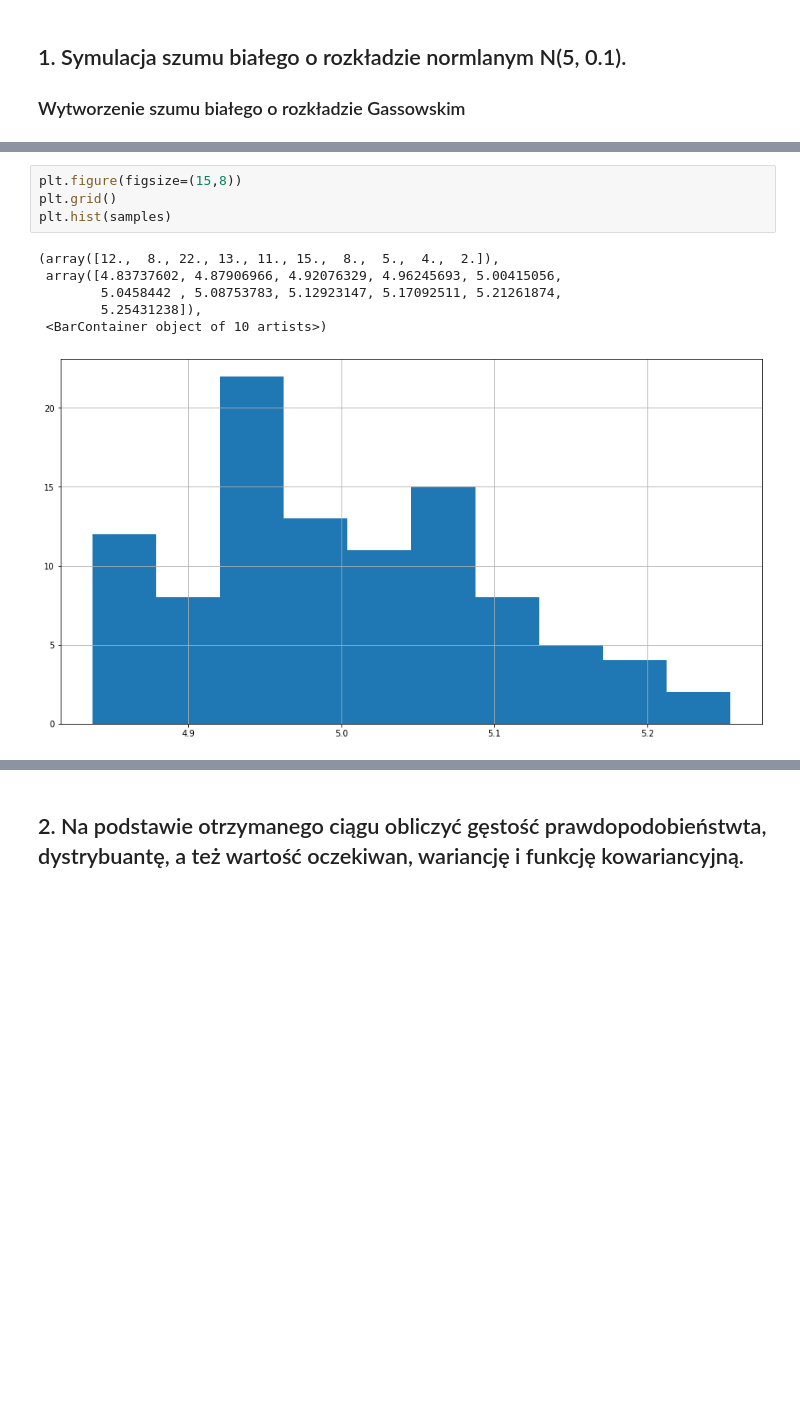
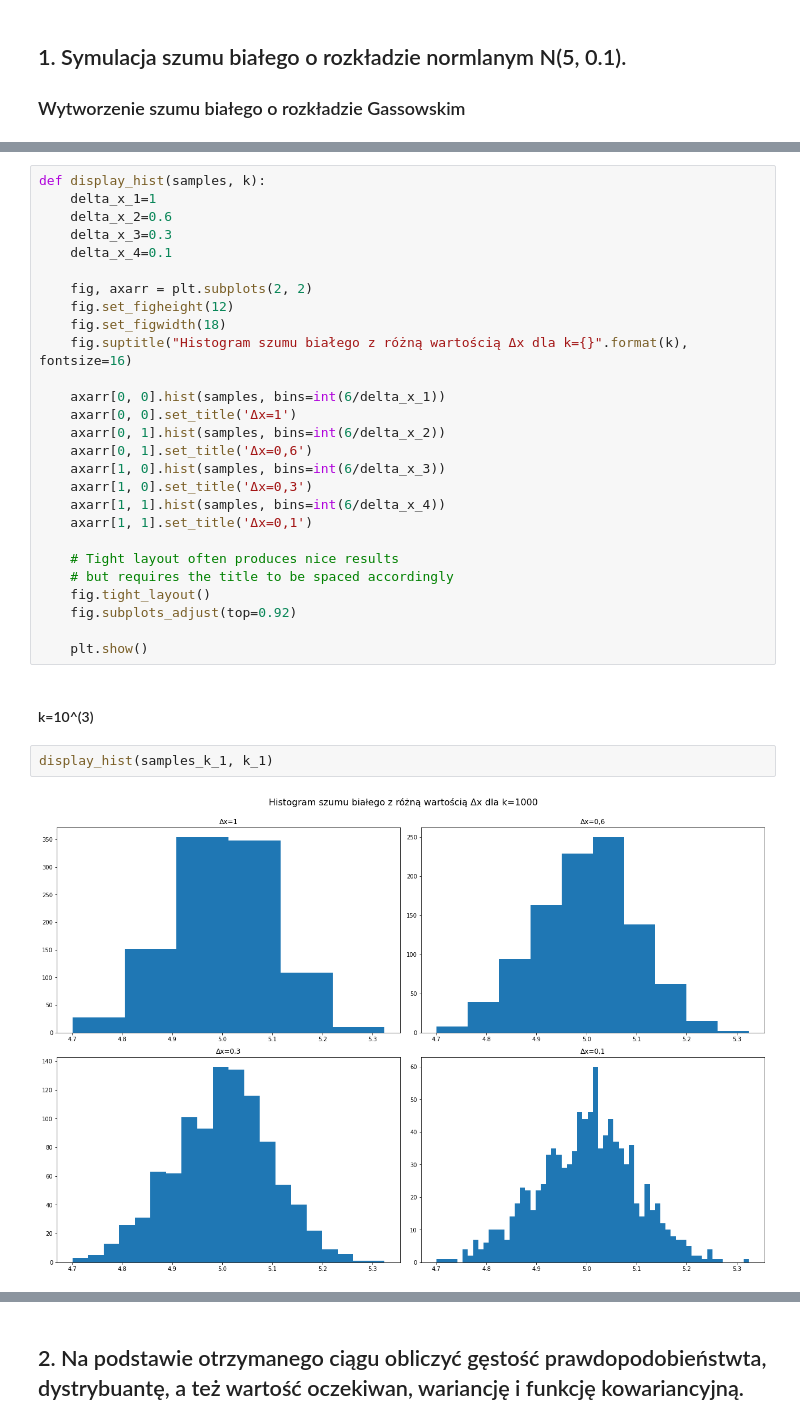
Before and after one commit to MaciejSzerwinski/Stochastic_Process, a Jupyter notebook: main.ipynb, the cells around one changed output, grey strips where cells are left out. Drawn from its saved outputs; the diff is of its cells as text; blank space fills up the shorter version.

```diff
--- a/main.ipynb
+++ b/main.ipynb
@@ -63,11 +71,33 @@ Powyższy wygenerowany diagram prezentuje szum biały składającego się z okre
-# %%
-plt.figure(figsize=(15,8))
-plt.grid()
-plt.hist(samples)
-# %% [output]
-(array([12.,  8., 22., 13., 11., 15.,  8.,  5.,  4.,  2.]),
- array([4.83737602, 4.87906966, 4.92076329, 4.96245693, 5.00415056,
-        5.0458442 , 5.08753783, 5.12923147, 5.17092511, 5.21261874,
-        5.25431238]),
- <BarContainer object of 10 artists>)
-[figure, removed]
+# %%
+def display_hist(samples, k):
+    delta_x_1=1
+    delta_x_2=0.6
+    delta_x_3=0.3
+    delta_x_4=0.1
+
+    fig, axarr = plt.subplots(2, 2)
+    fig.set_figheight(12)
+    fig.set_figwidth(18)
+    fig.suptitle("Histogram szumu białego z różną wartością Δx dla k={}".format(k), fontsize=16)
+
+    axarr[0, 0].hist(samples, bins=int(6/delta_x_1))
+    axarr[0, 0].set_title('Δx=1')
+    axarr[0, 1].hist(samples, bins=int(6/delta_x_2))
+    axarr[0, 1].set_title('Δx=0,6')
+    axarr[1, 0].hist(samples, bins=int(6/delta_x_3))
+    axarr[1, 0].set_title('Δx=0,3')
+    axarr[1, 1].hist(samples, bins=int(6/delta_x_4))
+    axarr[1, 1].set_title('Δx=0,1')
+
+    # Tight layout often produces nice results
+    # but requires the title to be spaced accordingly
+    fig.tight_layout()
+    fig.subplots_adjust(top=0.92)
+
+    plt.show()
+# %% [markdown]
+#### k=10^(3)
+# %%
+display_hist(samples_k_1, k_1)
+# %% [output]
+[figure, added]
```
Also changed, not shown: parts of 36 cells of this notebook.
